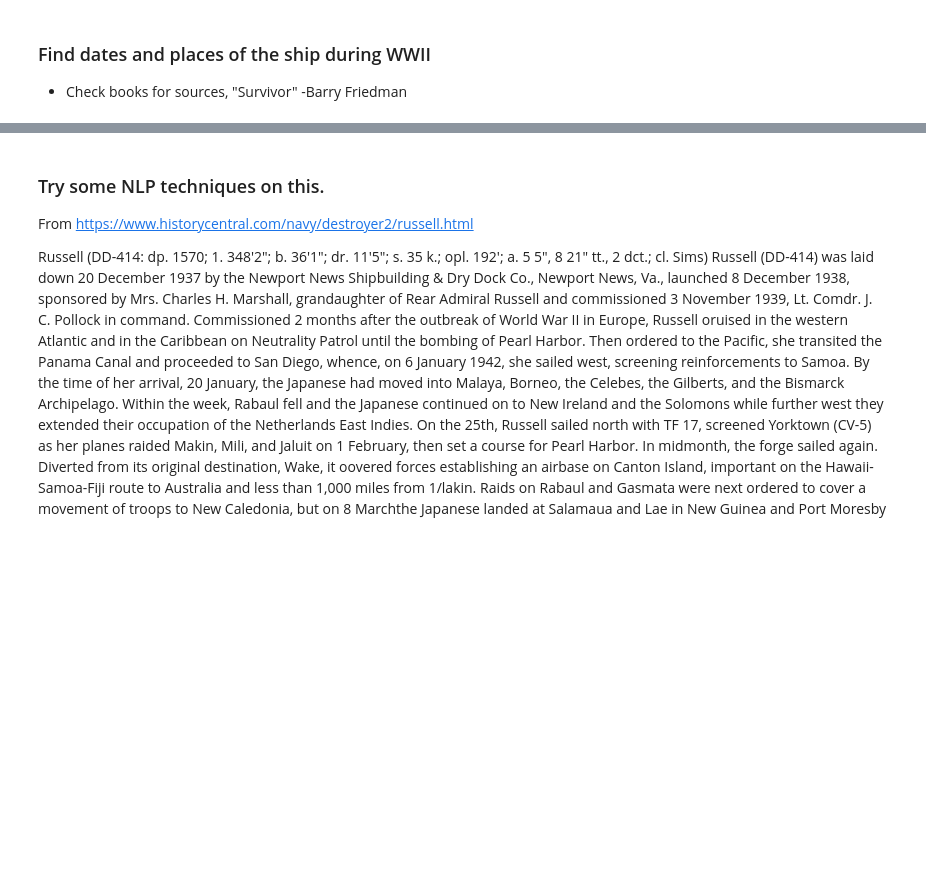
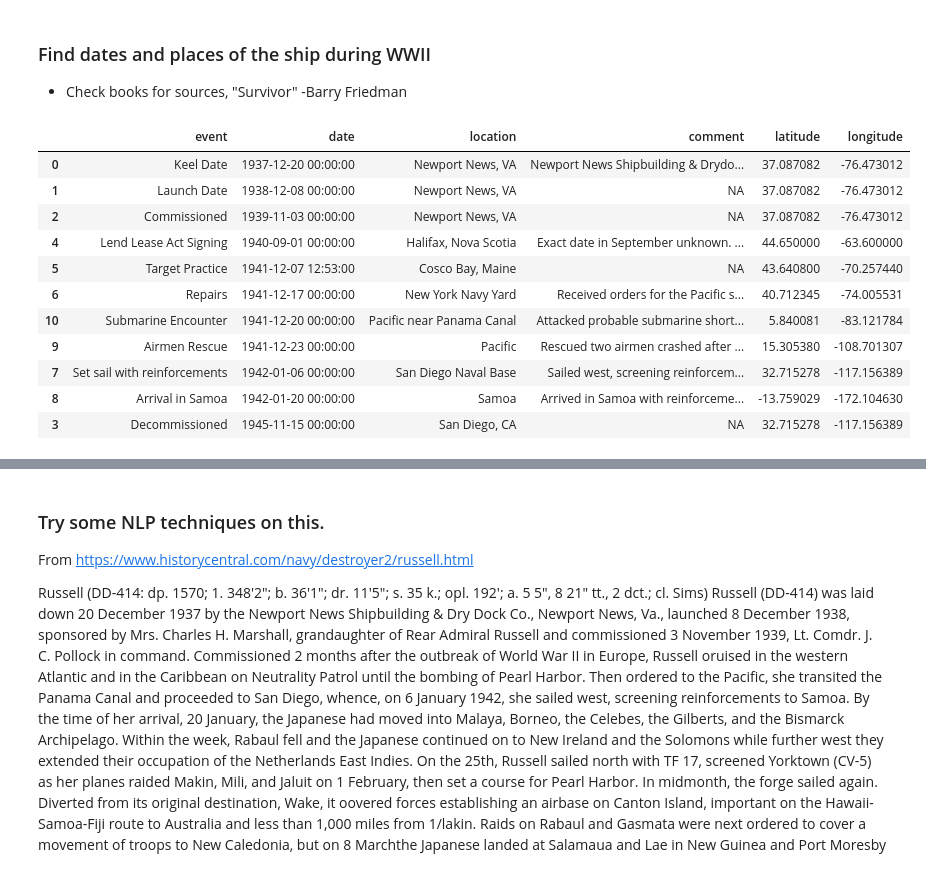
Before and after one commit to DMVance/USS-Russell-DD-414-WWII-App, a Jupyter notebook: USS_Russell.ipynb, the cells around one changed output, grey strips where cells are left out. Drawn from its saved outputs; the diff is of its cells as text; code cells hidden in the pictures; blank space fills up the shorter version.

```diff
--- a/USS_Russell.ipynb
+++ b/USS_Russell.ipynb
@@ -141,5 +166,20 @@ df.sort_values(by="date")
 # Write to CSV file
 df.to_csv("timeline.csv", index=False)
+# %%
+df
+# %% [output]
+|  | event | date | location | comment | latitude | longitude |
+| 0 | Keel Date | 1937-12-20 00:00:00 | Newport News, VA | Newport News Shipbuilding & Drydo... | 37.087082 | -76.473012 |
+| 1 | Launch Date | 1938-12-08 00:00:00 | Newport News, VA | NA | 37.087082 | -76.473012 |
+| 2 | Commissioned | 1939-11-03 00:00:00 | Newport News, VA | NA | 37.087082 | -76.473012 |
+| 4 | Lend Lease Act Signing | 1940-09-01 00:00:00 | Halifax, Nova Scotia | Exact date in September unknown. ... | 44.650000 | -63.600000 |
+| 5 | Target Practice | 1941-12-07 12:53:00 | Cosco Bay, Maine | NA | 43.640800 | -70.257440 |
+| 6 | Repairs | 1941-12-17 00:00:00 | New York Navy Yard | Received orders for the Pacific s... | 40.712345 | -74.005531 |
+| 10 | Submarine Encounter | 1941-12-20 00:00:00 | Pacific near Panama Canal | Attacked probable submarine short... | 5.840081 | -83.121784 |
+| 9 | Airmen Rescue | 1941-12-23 00:00:00 | Pacific | Rescued two airmen crashed after ... | 15.305380 | -108.701307 |
+| 7 | Set sail with reinforcements | 1942-01-06 00:00:00 | San Diego Naval Base | Sailed west, screening reinforcem... | 32.715278 | -117.156389 |
+| 8 | Arrival in Samoa | 1942-01-20 00:00:00 | Samoa | Arrived in Samoa with reinforceme... | -13.759029 | -172.104630 |
+| 3 | Decommissioned | 1945-11-15 00:00:00 | San Diego, CA | NA | 32.715278 | -117.156389 |
 # %%
 # mapbox_style: str (default `'basic'`, needs Mapbox API token)
 #     Identifier of base map style, some of which require a Mapbox API token
```
Also changed, not shown: parts of 4 cells of this notebook.
